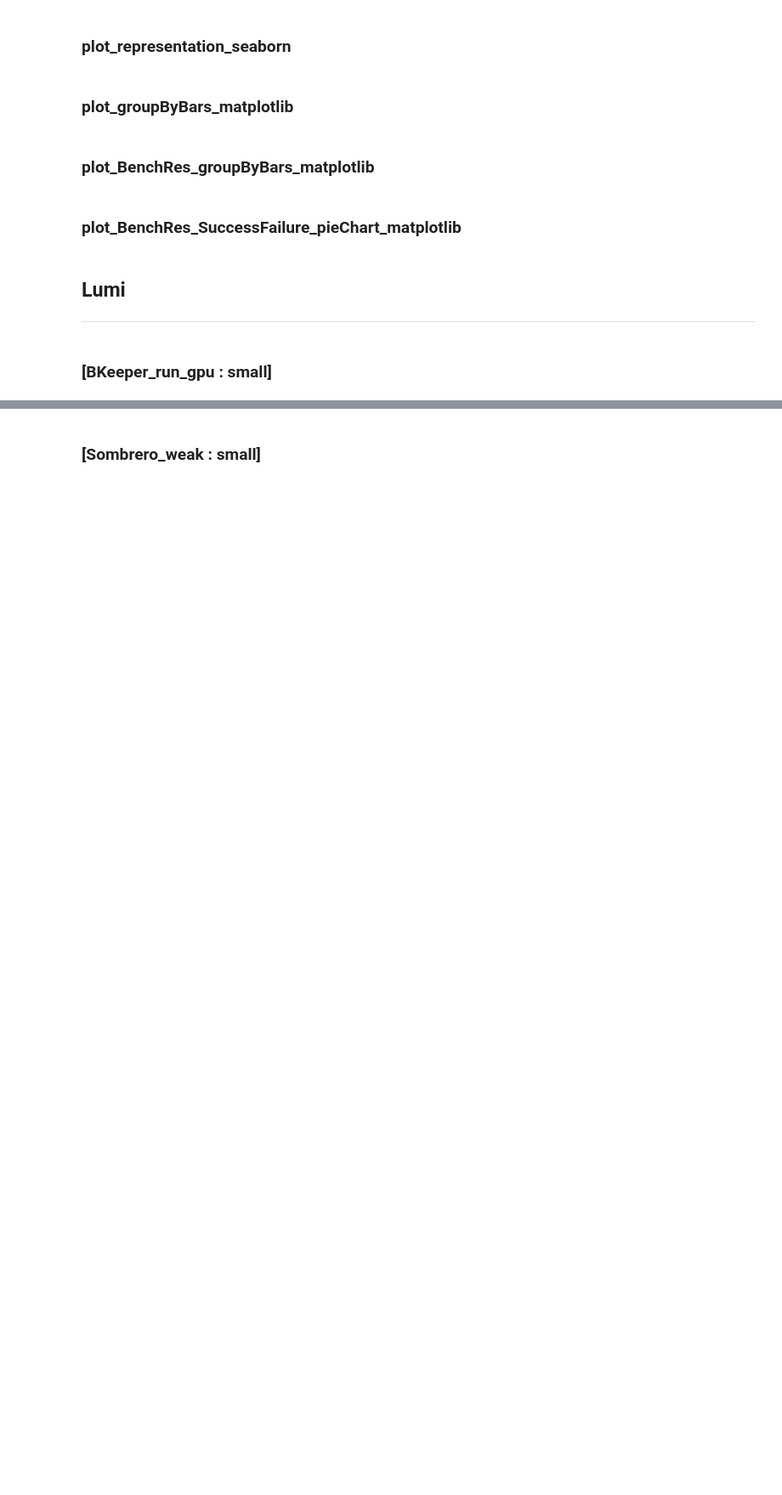
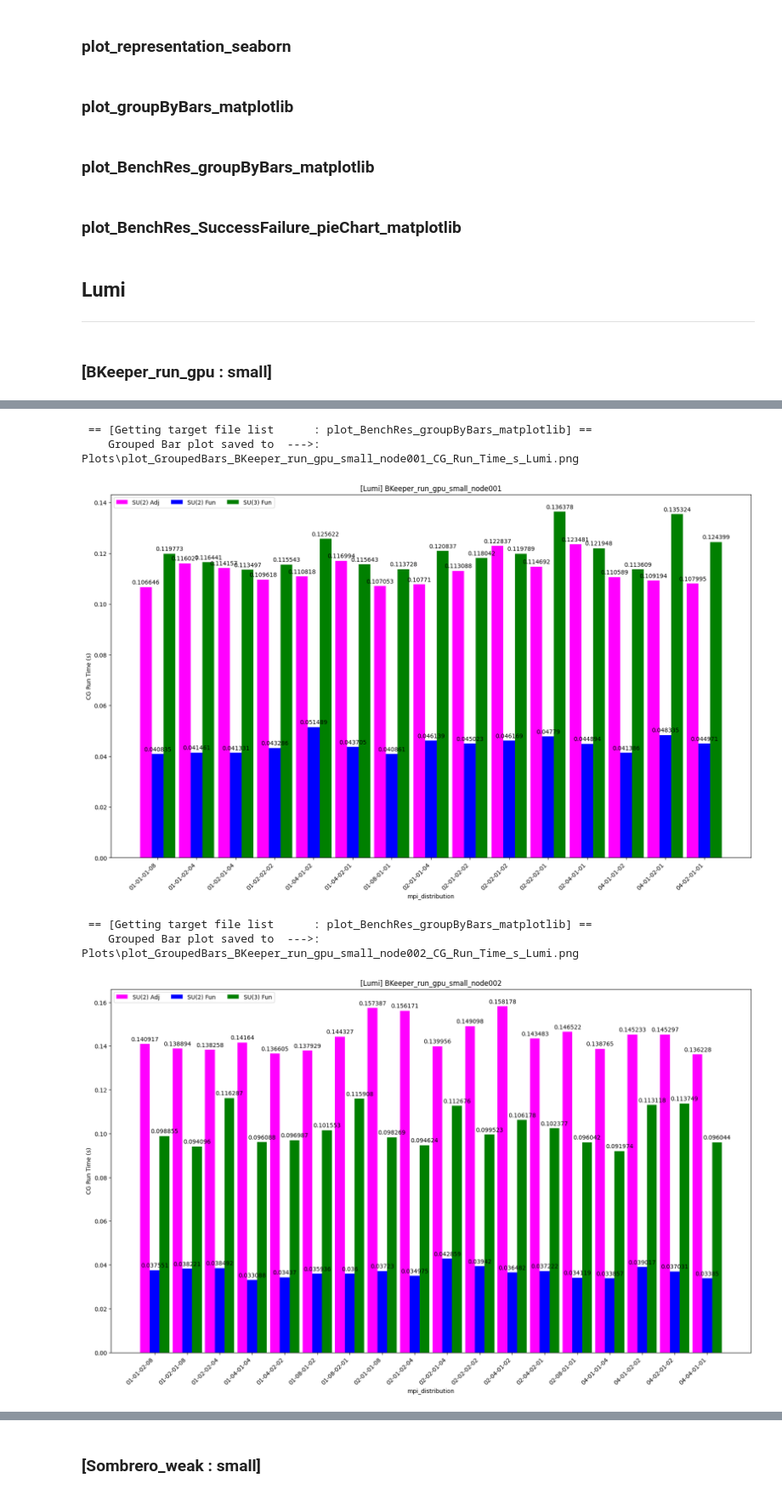
Before and after one commit to fbonnet08/Bench_Grid_HiRep, a Jupyter notebook: src/PythonCodes/Jupyter-NoteBooks/LLR-Bench_Grid_HiRep_Notebooks/Notebook_Bench_Grid_HiRep.ipynb, the cells around one changed output, grey strips where cells are left out. Shown at 85% size. Cells and saved outputs as stored; diff of their text form; code cells hidden in the pictures; blank space fills up the shorter version.

```diff
--- a/src/PythonCodes/Jupyter-NoteBooks/LLR-Bench_Grid_HiRep_Notebooks/Notebook_Bench_Grid_HiRep.ipynb
+++ b/src/PythonCodes/Jupyter-NoteBooks/LLR-Bench_Grid_HiRep_Notebooks/Notebook_Bench_Grid_HiRep.ipynb
@@ -349,6 +510,16 @@ def get_target_file_cluster_usable(c, nrep, line):
         # [end-if]
     # [end-if]
     # ----------------------------------------------------------------------
+    # Sombrero filter
+    start_sombrero_key = "[MAIN][0]SOMBRERO built from HiRep commit"
+    if start_sombrero_key in line.split('\n')[0]:
+        #if 'Gflops/seconds' in line.split('\n')[0]:
+        if '[RESULT][0] Case' in line.split('\n')[0]:
+            nrep += 1
+            # [end-if]
+        # [end-if]
+    # [end-if]
+    # ----------------------------------------------------------------------
     return rc, nrep
 # [end-function]
 # --------------------------------------------------------------------------
@@ -357,6 +528,6 @@ def get_target_file_cluster_usable(c, nrep, line):
 # %%
 # ----------------------------------------------------------------------------
-def read_BKeeper_file_out(c, m, batch_action, simulation_size, target_file_cluster_lst):
+def read_BKeeper_file_out(c, m, batch_act, sim_size, target_file_cluster_lst):
     __func__= sys._getframe().f_code.co_name
     rc = c.get_RC_SUCCESS()
     m.printMesgStr("Getting target file list      :", c.getGreen(), __func__)
@@ -390,17 +561,17 @@ def read_BKeeper_file_out(c, m, batch_action, simulation_size, target_file_clust
             if len(target_file_cluster_lst[:]) != 0:
                 cluster_file = open(target_file_cluster_lst[i])
                 # Getting the mpi_distribution, lattice size and number of nodes
-                ith_file = os.path.basename(target_file_cluster_lst[i].split('\n')[0]).split('.out')[0].split('Run_')[1].split(batch_action+'_')[1].split('_'+simulation_size)[0]
+                ith_file = os.path.basename(target_file_cluster_lst[i].split('\n')[0]).split('.out')[0].split('Run_')[1].split(batch_act+'_')[1].split('_'+sim_size)[0]
                 split_string = ith_file.split('_')
                 lines = cluster_file.readlines()
                 database_file_len = len(lines)
                 for j in range(database_file_len):
-                    rc = extract_dataframes_from_representation(c, lines[j], split_string,
-                                                                cg_run_time_lst, FlOps_GFlOps_lst,
-                                                                Comms_MB_lst, Memory_GB_lst,
-                                                                mpi_distribution_lst, nnodes_lst,
-                                                                lattice_size_lst, representation_lst,
-                                                                target_file_cluster_lst[i], run_file_name_lst)
+                    rc = extract_df_representation_BKeeper(c, lines[j], split_string,
+                                                           cg_run_time_lst, FlOps_GFlOps_lst,
+                                                           Comms_MB_lst, Memory_GB_lst,
+                                                           mpi_distribution_lst, nnodes_lst,
+                                                           lattice_size_lst, representation_lst,
+                                                           target_file_cluster_lst[i], run_file_name_lst)
                 # [end-for-loop [j]]
             # [end-if]
         except IOError:
@@ -453,10 +699,10 @@ def read_Sombrero_file_out(c, m, batch_act, sim_size, target_file_cluster_lst):
 ### filter_target_file_cluster_lst
 # %%
 # ----------------------------------------------------------------------------
-def filter_target_file_cluster_lst(c, m, start_key_rep_lst, target_file_cluster_lst):
+def filter_target_file_cluster_lst(c, m, key_rep_lst, target_file_cluster_lst):
     __func__= sys._getframe().f_code.co_name
     rc = c.get_RC_SUCCESS()
-    m.printMesgStr("Getting target file list      :", c.getGreen(), __func__)
+    m.printMesgStr(   "Getting target file list      :", c.getGreen(), __func__)
     # ----------------------------------------------------------------------
 
     target_file_cluster_filtered_lst = []
@@ -467,8 +713,8 @@ def filter_target_file_cluster_lst(c, m, start_key_rep_lst, target_file_cluster_
             if len(target_file_cluster_lst[:]) != 0:
                 cluster_file = open(target_file_cluster_lst[i])
                 # Getting the mpi_distribution, lattice size and number of nodes
-                ith_file = os.path.basename(target_file_cluster_lst[i].split('\n')[0]).split('.out')[0].split('Run_')[1].split(batch_action+'_')[1].split('_'+simulation_size)[0]
-                split_string = ith_file.split('_')
+                #ith_file = os.path.basename(target_file_cluster_lst[i].split('\n')[0]).split('.out')[0].split('Run_')[1].split(batch_action+'_')[1].split('_'+simulation_size)[0]
+                #split_string = ith_file.split('_')
 
                 lines = cluster_file.readlines()
                 database_file_len = len(lines)
@@ -480,16 +726,16 @@ def filter_target_file_cluster_lst(c, m, start_key_rep_lst, target_file_cluster_
                 # [end-for-loop [j]]
 
                 #print("nrep ---->: ", nrep)
-                if nrep == len(start_key_rep_lst[:]):
+                if nrep == len(key_rep_lst[:]):
                     target_file_cluster_filtered_lst.append(target_file_cluster_lst[i])
-
+                # [end-if]
+                #m.printMesgAddStr(" Cases benched in .out        : ", c.getCyan(), nrep)
         except IOError:
             m.printMesgAddStr(" Filename          : ", c.getCyan(), target_file_cluster_lst[i])
             m.printMesgAddStr("                   : ", c.getRed(), "cannot be found check if file exist")
             #exit(c.get_RC_FAIL())
         # [end-try-catch]
     # [end-for-loop [i]]
-
     return rc, target_file_cluster_filtered_lst
 # [end-function]
 # --------------------------------------------------------------------------
@@ -845,35 +1155,42 @@ y_label = "CG Run Time (s)"
 
 c.setXaxis_label(x_label)
 c.setYaxis_label(y_label)
 
-df_su2_adj_vega_mpi_node001     = df_su2_adj_lumi[df_su2_adj_lumi["nodes"] == "001"][[x_label]]
+df_su2_adj_lumi_mpi_node001     = df_su2_adj_lumi[df_su2_adj_lumi["nodes"] == "001"][[x_label]]
 df_su2_adj_lumi_cgtimes_node001 = df_su2_adj_lumi[df_su2_adj_lumi["nodes"] == "001"][[y_label]]
 df_su2_fun_lumi_cgtimes_node001 = df_su2_fun_lumi[df_su2_fun_lumi["nodes"] == "001"][[y_label]]
 df_su3_fun_lumi_cgtimes_node001 = df_su3_fun_lumi[df_su3_fun_lumi["nodes"] == "001"][[y_label]]
 
 msg = batch_action + "_" + simulation_size + "_" + "node001"
 
 rc = plot_BenchRes_groupByBars_matplotlib(c, m,
-                                          df_su2_adj_vega_mpi_node001[x_label],
+                                          df_su2_adj_lumi_mpi_node001[x_label],
                                           df_su2_adj_lumi_cgtimes_node001[y_label],
                                           df_su2_fun_lumi_cgtimes_node001[y_label],
                                           df_su3_fun_lumi_cgtimes_node001[y_label],
                                           machine_name_lumi, msg)
 
 df_su2_adj_lumi_mpi_node002     = df_su2_adj_lumi[df_su2_adj_lumi["nodes"] == "002"][[x_label]]
 df_su2_adj_lumi_cgtimes_node002 = df_su2_adj_lumi[df_su2_adj_lumi["nodes"] == "002"][[y_label]]
 df_su2_fun_lumi_cgtimes_node002 = df_su2_fun_lumi[df_su2_fun_lumi["nodes"] == "002"][[y_label]]
 df_su3_fun_lumi_cgtimes_node002 = df_su3_fun_lumi[df_su3_fun_lumi["nodes"] == "002"][[y_label]]
 
 msg = batch_action + "_" + simulation_size + "_" + "node002"
 
 rc = plot_BenchRes_groupByBars_matplotlib(c, m,
                                           df_su2_adj_lumi_mpi_node002[x_label],
                                           df_su2_adj_lumi_cgtimes_node002[y_label],
                                           df_su2_fun_lumi_cgtimes_node002[y_label],
                                           df_su3_fun_lumi_cgtimes_node002[y_label],
                                           machine_name_lumi, msg)
 # --------------------------------------------------------------------------
+# %% [output]
+ == [Getting target file list      : plot_BenchRes_groupByBars_matplotlib] ==
+    Grouped Bar plot saved to  --->: Plots\plot_GroupedBars_BKeeper_run_gpu_small_node001_CG_Run_Time_s_Lumi.png
+[figure, added]
+ == [Getting target file list      : plot_BenchRes_groupByBars_matplotlib] ==
+    Grouped Bar plot saved to  --->: Plots\plot_GroupedBars_BKeeper_run_gpu_small_node002_CG_Run_Time_s_Lumi.png
+[figure, added]
 # %%
 # --------------------------------------------------------------------------
 # PLoting data
```
Also changed, not shown: parts of 77 cells of this notebook, 6 other files.
